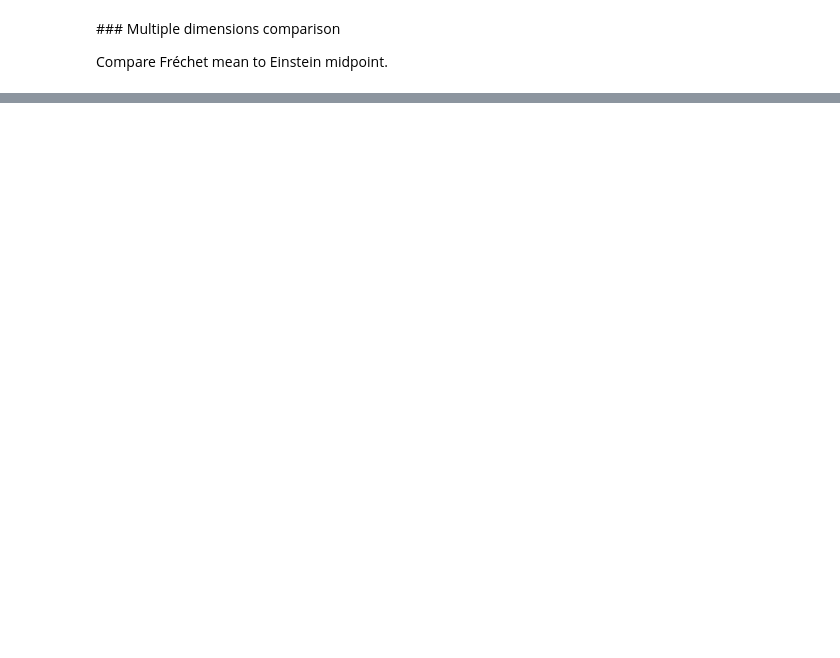
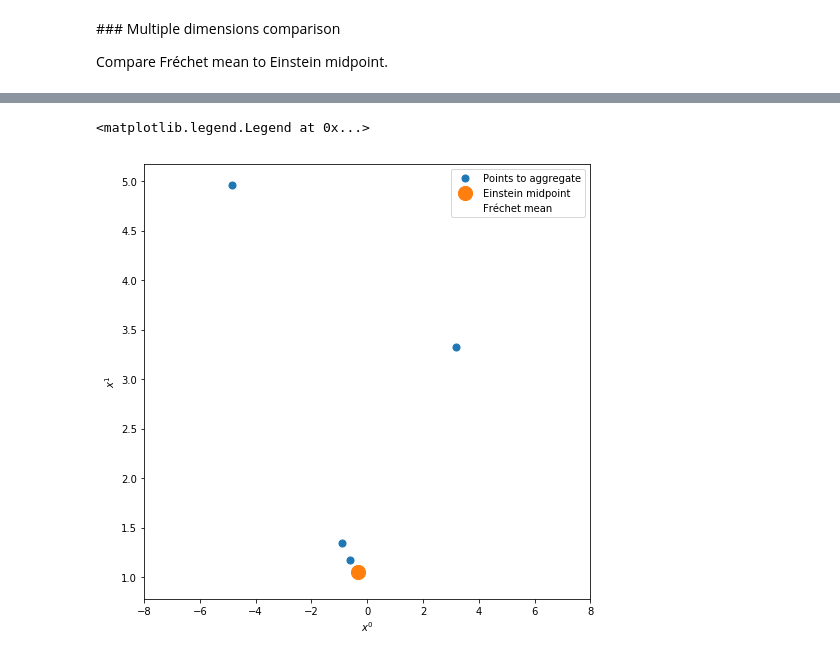
Before and after one commit to DRWardrope/GeometryTests, a Jupyter notebook: EinsteinMidpoints.ipynb, the cells around one changed output, grey strips where cells are left out. Cells and saved outputs as stored; diff of their text form; code cells hidden in the pictures; blank space fills up the shorter version.

```diff
--- a/EinsteinMidpoints.ipynb
+++ b/EinsteinMidpoints.ipynb
@@ -367,3 +583,13 @@ ValueError: shapes (2,1) and (2,1) not aligned: 1 (dim 1) != 2 (dim 0)
 ### Multiple dimensions comparison
 
 Compare Fréchet mean to Einstein midpoint.
+# %%
+angles = np.random.uniform(-np.pi, np.pi, 5)
+pts = []
+for angle in angles:
+    pts.append(np.array([np.sinh(angle), np.cosh(angle)]).reshape(-1, 1))
+pts = np.hstack(pts)
+einst = einstein_midpoint(pts)
+frech = frechet_mean(pts)
+print(einst)
+print(frech)
@@ -369,0 +614,20 @@ Compare Fréchet mean to Einstein midpoint.
+# %%
+fig = plt.figure(figsize=(8,8))
+ax = plt.gca(xlim=[-8, 8], xlabel="$x^0$", ylabel="$x^1$")
+#circle = patches.Circle((0,0), 1., edgecolor="k", fill=False)
+#ax.add_artist(circle)
+#for i, pt in enumerate(k_frech):
+ax.scatter(
+                pts[0, :], pts[1, :],
+                marker=markers.MarkerStyle('o',fillstyle="none"),
+                s=50, label="Points to aggregate",
+               # c=colors, cmap='inferno',
+              )
+ax.scatter(einst[0], einst[1], marker='o',s=200,
+           label = "Einstein midpoint")
+ax.scatter(frech[0], frech[1], marker='o',s=200,
+           label = "Fréchet mean")
+ax.legend()
+# %% [output]
+<matplotlib.legend.Legend at 0x...>
+[figure, added]
```
Also changed, not shown: parts of 28 cells of this notebook, 4 other files.
